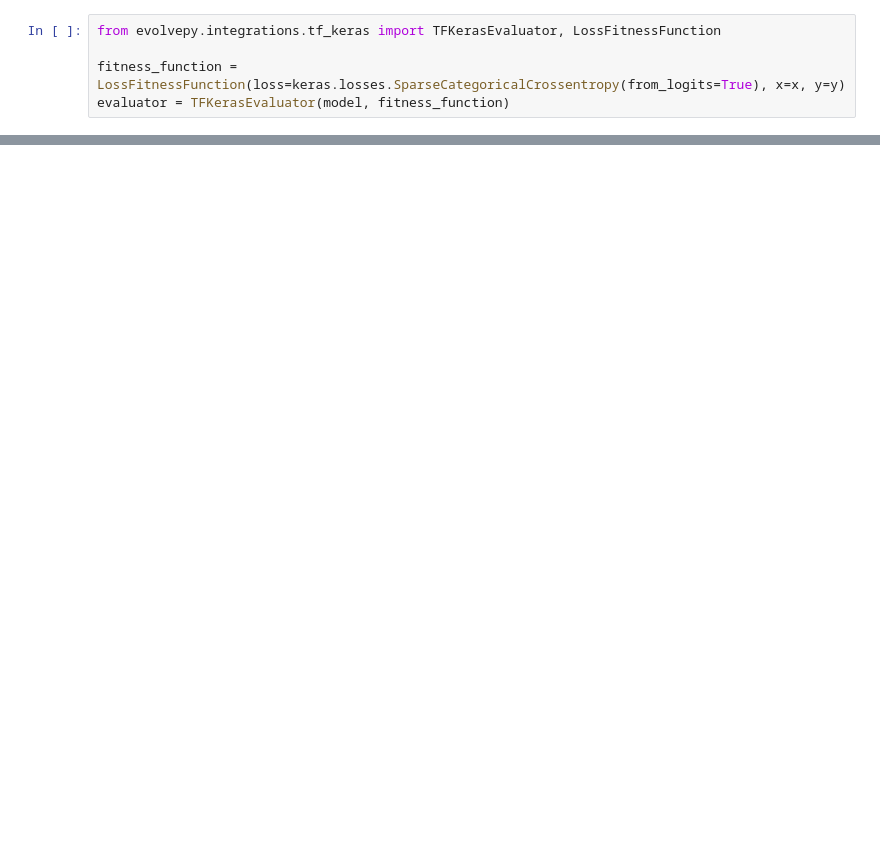
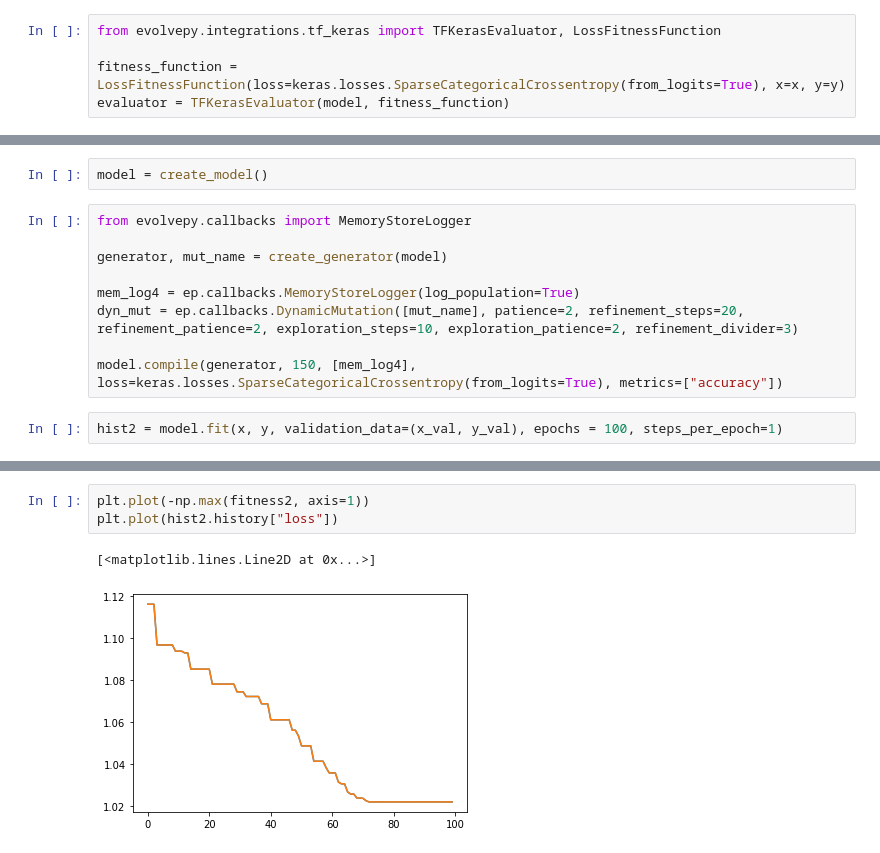
Before and after one commit to EltonCN/evolvepy, a Jupyter notebook: devel/keras_tests.ipynb, the cells around one changed output, grey strips where cells are left out. Saved outputs shown, nothing was run; the diff lists cells and outputs as text; blank space fills up the shorter version.

```diff
--- a/devel/keras_tests.ipynb
+++ b/devel/keras_tests.ipynb
@@ -227,0 +108,13 @@ model.copy
+# %%
+model = create_model()
+# %%
+from evolvepy.callbacks import MemoryStoreLogger
+
+generator, mut_name = create_generator(model)
+
+mem_log4 = ep.callbacks.MemoryStoreLogger(log_population=True)
+dyn_mut = ep.callbacks.DynamicMutation([mut_name], patience=2, refinement_steps=20, refinement_patience=2, exploration_steps=10, exploration_patience=2, refinement_divider=3)
+
+model.compile(generator, 150, [mem_log4], loss=keras.losses.SparseCategoricalCrossentropy(from_logits=True), metrics=["accuracy"])
+# %%
+hist2 = model.fit(x, y, validation_data=(x_val, y_val), epochs = 100, steps_per_epoch=1)
@@ -227,0 +178,6 @@ model.copy
+# %%
+plt.plot(-np.max(fitness2, axis=1))
+plt.plot(hist2.history["loss"])
+# %% [output]
+[<matplotlib.lines.Line2D at 0x...>]
+[figure, added]
```
Also changed, not shown: parts of 49 cells of this notebook, 4 other files.
